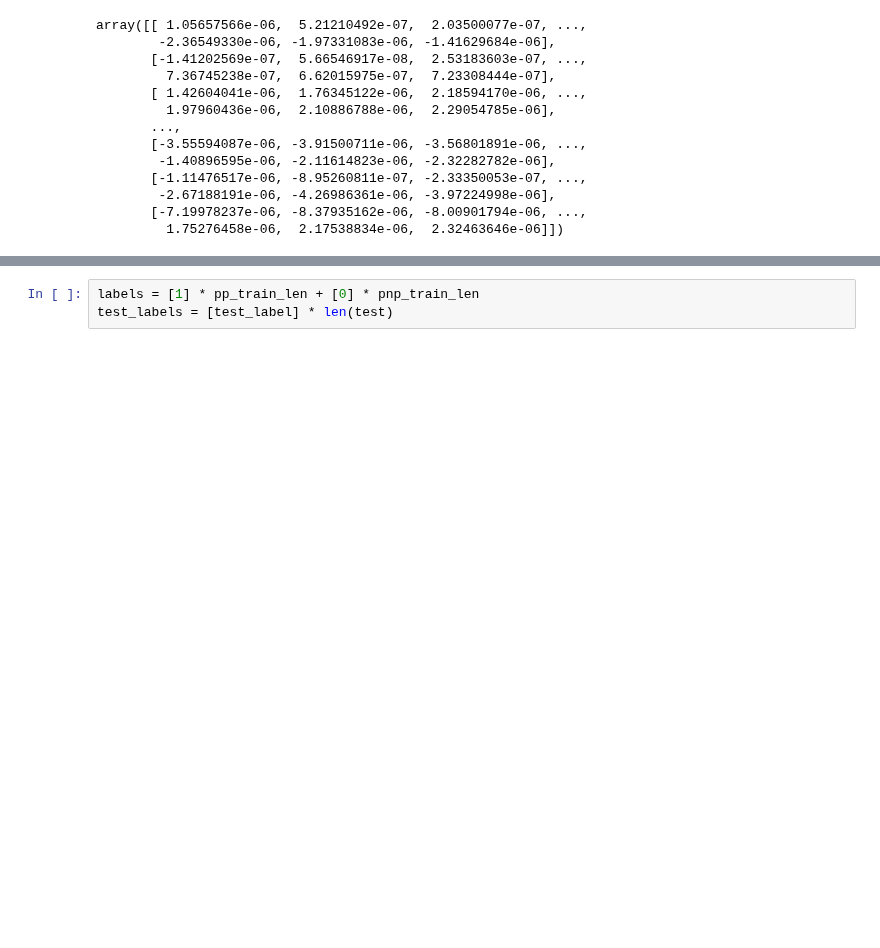
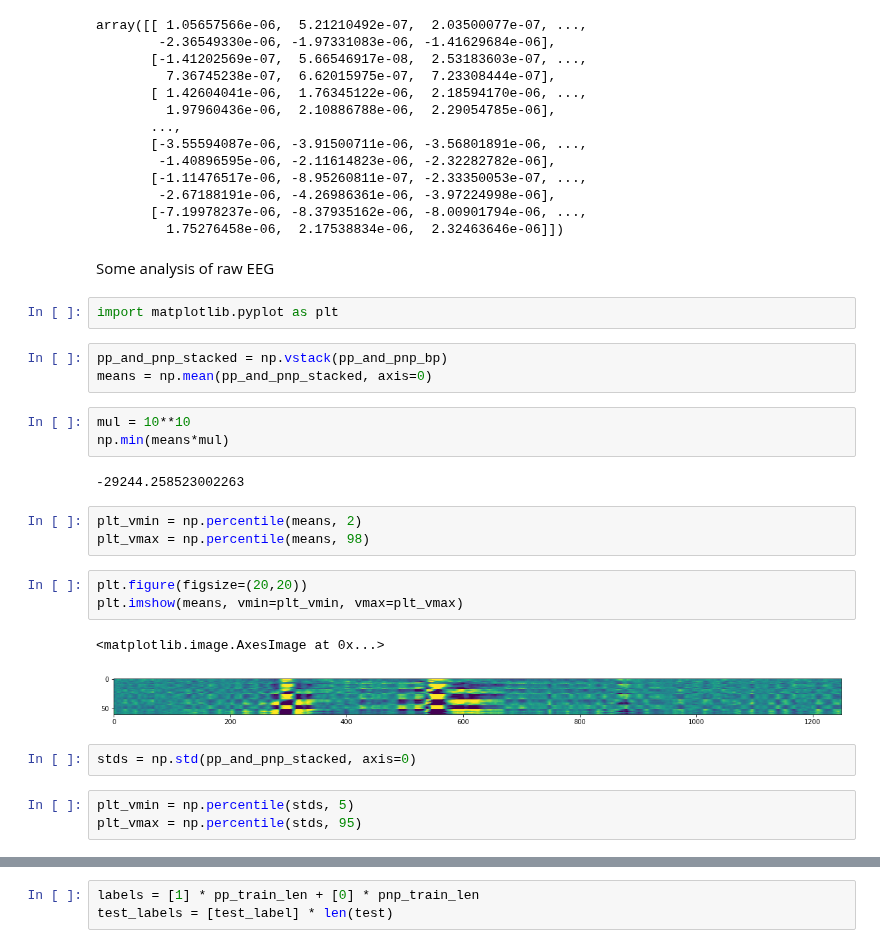
Before and after one commit to cristianch/EEG_CNP, a Jupyter notebook: notebooks/raw_eeg_analysis.ipynb, the cells around one changed output, grey strips where cells are left out. Cells and saved outputs as stored; diff of their text form; blank space fills up the shorter version.

```diff
--- a/notebooks/raw_eeg_analysis.ipynb
+++ b/notebooks/raw_eeg_analysis.ipynb
@@ -257,3 +258,29 @@ array([[ 1.05657566e-06,  5.21210492e-07,  2.03500077e-07, ...,
         -2.67188191e-06, -4.26986361e-06, -3.97224998e-06],
        [-7.19978237e-06, -8.37935162e-06, -8.00901794e-06, ...,
          1.75276458e-06,  2.17538834e-06,  2.32463646e-06]])
+# %% [markdown]
+Some analysis of raw EEG
+# %%
+import matplotlib.pyplot as plt
+# %%
+pp_and_pnp_stacked = np.vstack(pp_and_pnp_bp)
+means = np.mean(pp_and_pnp_stacked, axis=0)
+# %%
+mul = 10**10
+np.min(means*mul)
+# %% [output]
+-29244.258523002263
+# %%
+plt_vmin = np.percentile(means, 2)
+plt_vmax = np.percentile(means, 98)
+# %%
+plt.figure(figsize=(20,20))
+plt.imshow(means, vmin=plt_vmin, vmax=plt_vmax)
+# %% [output]
+<matplotlib.image.AxesImage at 0x...>
+[figure, added]
+# %%
+stds = np.std(pp_and_pnp_stacked, axis=0)
+# %%
+plt_vmin = np.percentile(stds, 5)
+plt_vmax = np.percentile(stds, 95)
```
Also changed, not shown: parts of 2 cells of this notebook, 2 other files.
